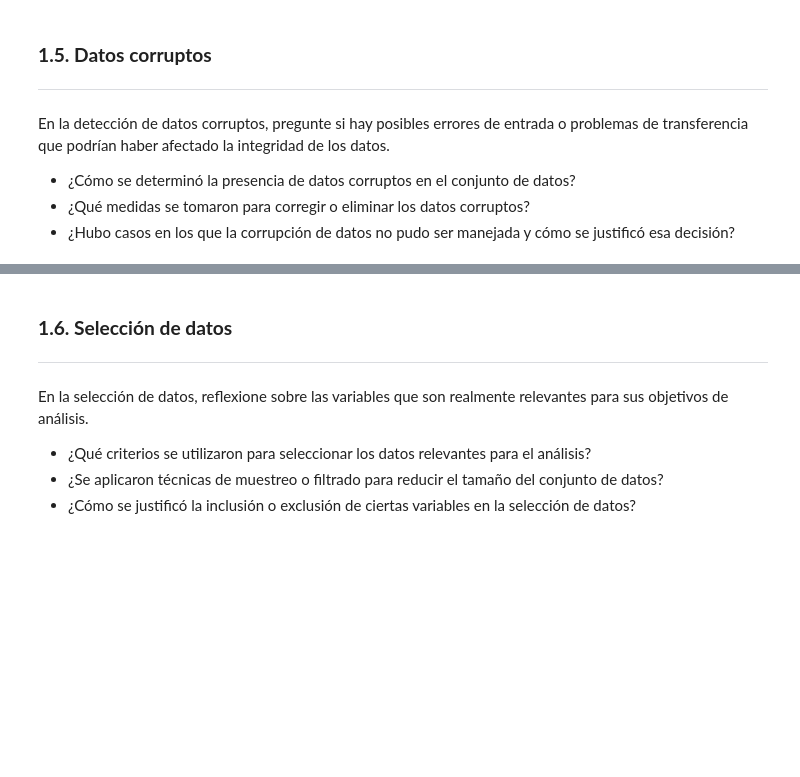
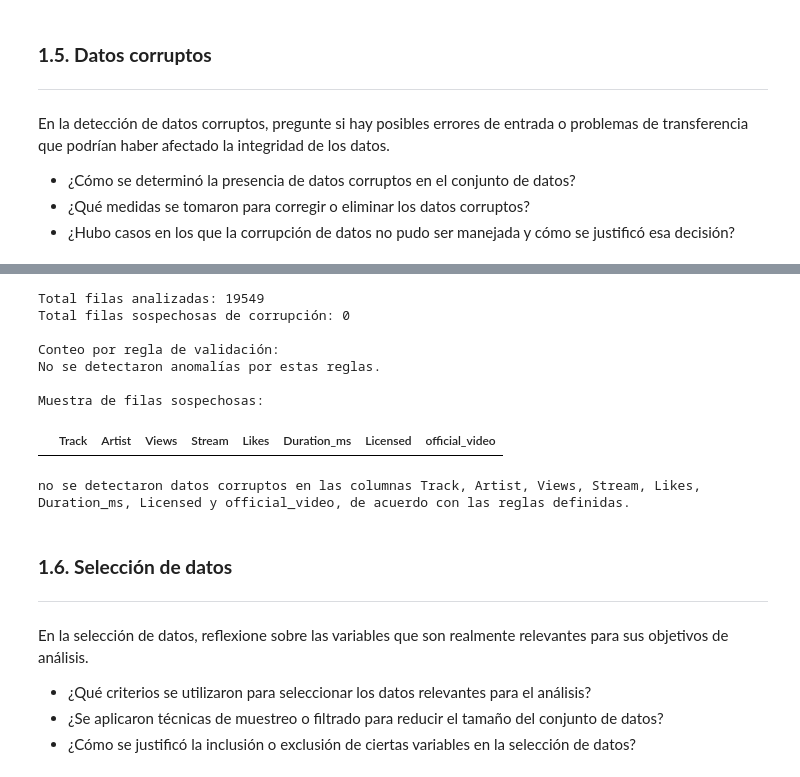
Before and after one commit to Locotin/diplomado-mlds, a Jupyter notebook: AVD/Proyecto/fase 3/M1U4_fase_3_Preparación_de_los_datos.ipynb, the cells around one changed output, grey strips where cells are left out. Drawn from its saved outputs; the diff is of its cells as text; code cells hidden in the pictures; blank space fills up the shorter version.

```diff
--- a/AVD/Proyecto/fase 3/M1U4_fase_3_Preparación_de_los_datos.ipynb
+++ b/AVD/Proyecto/fase 3/M1U4_fase_3_Preparación_de_los_datos.ipynb
@@ -355,3 +397,75 @@ En la detección de datos corruptos, pregunte si hay posibles errores de entrada
+# %%
+# Diagnóstico no destructivo de posibles datos corruptos
+import pandas as pd
+
+# Trabajamos sobre una copia para no modificar data_musica en esta etapa
+df_check = data_musica.copy()
+
+# 1) Validación de columnas numéricas críticas
+numeric_candidates = [
+    'Views', 'Stream', 'Likes', 'Duration_ms',
+    'Danceability', 'Energy', 'Loudness', 'Speechiness',
+    'Acousticness', 'Instrumentalness', 'Liveness', 'Valence', 'Tempo'
+]
+numeric_cols = [c for c in numeric_candidates if c in df_check.columns]
+
+reglas = {}
+for col in numeric_cols:
+    parsed = pd.to_numeric(df_check[col], errors='coerce')
+    # Marcamos como sospechoso si el valor original no es nulo pero no pudo parsearse
+    invalid_mask = df_check[col].notna() & parsed.isna()
+    reglas[f'numerico_invalido_{col}'] = invalid_mask
+
+# 2) Validación de booleanas esperadas
+for col in ['Licensed', 'official_video']:
+    if col in df_check.columns:
+        invalid_bool = ~df_check[col].isin([True, False])
+        reglas[f'booleano_invalido_{col}'] = invalid_bool
+
+# 3) Texto crítico vacío o ilegible
+for col in ['Track', 'Artist']:
+    if col in df_check.columns:
+        empty_text = df_check[col].isna() | (df_check[col].astype(str).str.strip() == '')
+        reglas[f'texto_vacio_{col}'] = empty_text
+
+# Consolidación de filas sospechosas
+if reglas:
+    reglas_df = pd.DataFrame(reglas)
+    filas_corruptas_idx = reglas_df.any(axis=1)
+else:
+    reglas_df = pd.DataFrame(index=df_check.index)
+    filas_corruptas_idx = pd.Series(False, index=df_check.index)
+
+# Reporte de resultados
+print('Total filas analizadas:', len(df_check))
+print('Total filas sospechosas de corrupción:', int(filas_corruptas_idx.sum()))
+print('')
+
+if not reglas_df.empty:
+    resumen = reglas_df.sum().sort_values(ascending=False)
+    print('Conteo por regla de validación:')
+    print(resumen[resumen > 0] if (resumen > 0).any() else 'No se detectaron anomalías por estas reglas.')
+else:
+    print('No se definieron reglas (faltan columnas esperadas).')
+
+print('')
+print('Muestra de filas sospechosas:')
+cols_muestra = [c for c in ['Track', 'Artist', 'Views', 'Stream', 'Likes', 'Duration_ms', 'Licensed', 'official_video'] if c in df_check.columns]
+display(df_check.loc[filas_corruptas_idx, cols_muestra].head(10))
+if int(filas_corruptas_idx.sum()) == 0:
+    print('no se detectaron datos corruptos en las columnas Track, Artist, Views, Stream, Likes, Duration_ms, Licensed y official_video, de acuerdo con las reglas definidas.')
+else:
+    print('se detectaron filas sospechosas y deben revisarse antes de decidir su corrección o eliminación.')
+# %% [output]
+Total filas analizadas: 19549
+Total filas sospechosas de corrupción: 0
+
+Conteo por regla de validación:
+No se detectaron anomalías por estas reglas.
+
+Muestra de filas sospechosas:
+|  | Track | Artist | Views | Stream | Likes | Duration_ms | Licensed | official_video |
+no se detectaron datos corruptos en las columnas Track, Artist, Views, Stream, Likes, Duration_ms, Licensed y official_video, de acuerdo con las reglas definidas.
 # %% [markdown]
 ### **1.6. Selección de datos**
 ---
```
Also changed, not shown: parts of 12 cells of this notebook.
